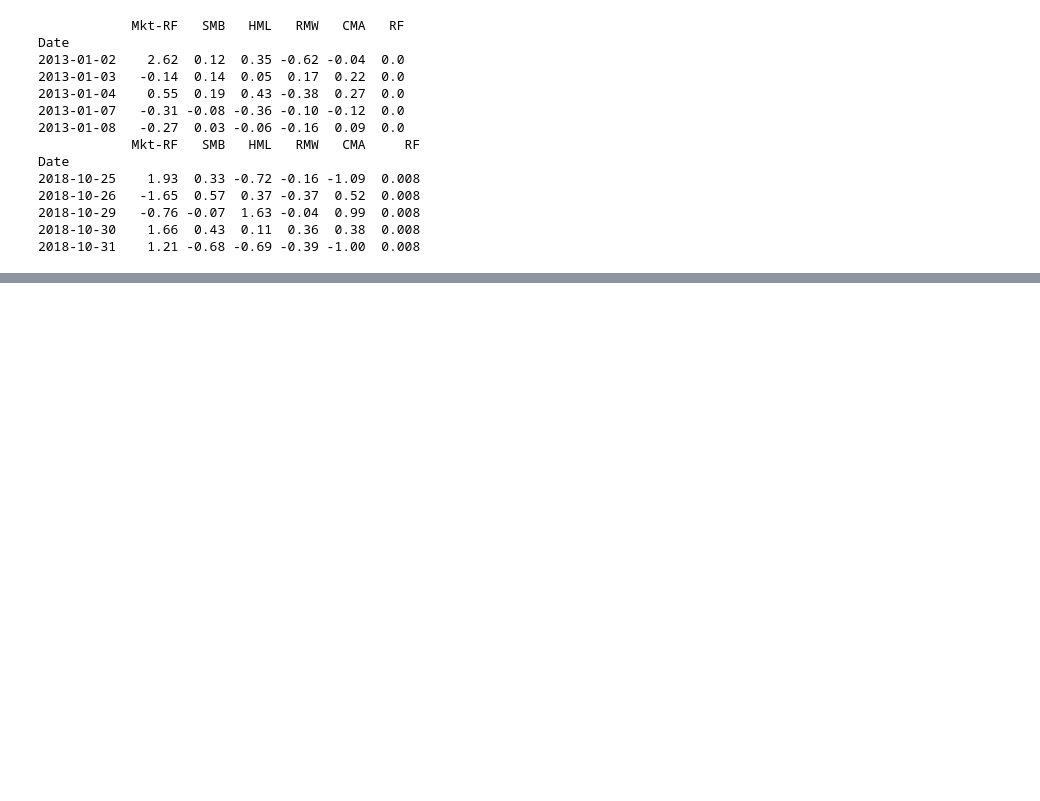
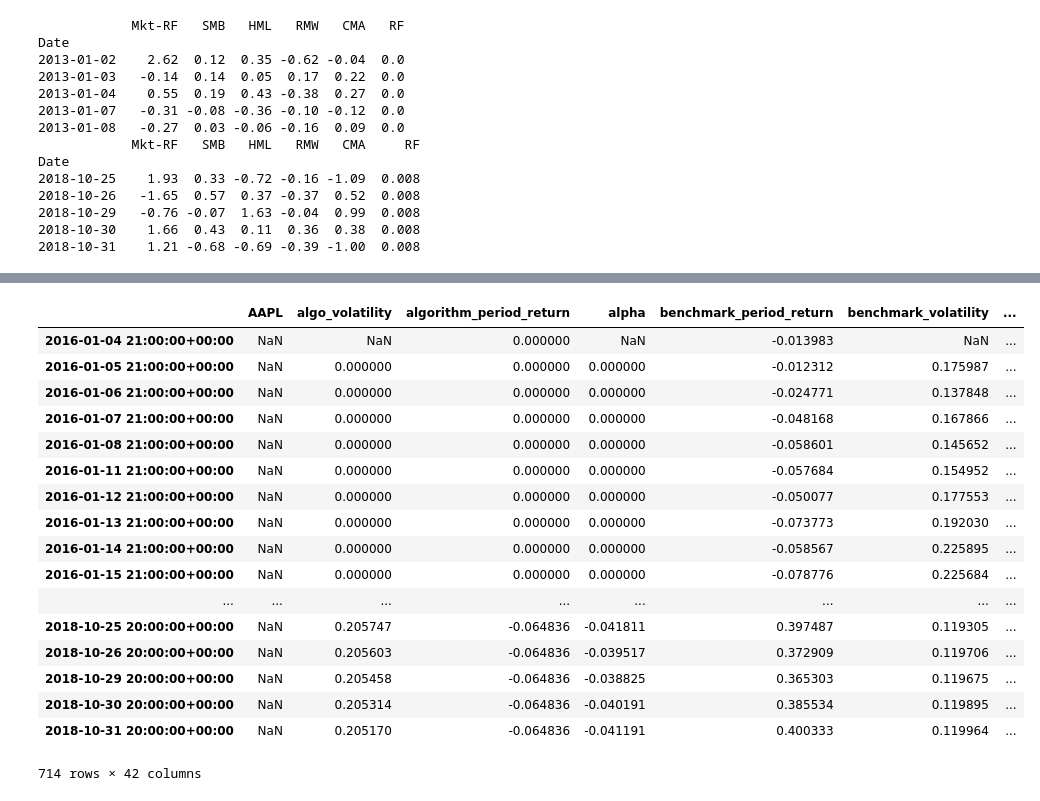
Before and after one commit to jaepil-choi/2018-2_FI_FINALPROJECT, a Jupyter notebook: FinalProject.ipynb, the cells around one changed output, grey strips where cells are left out. Saved outputs shown, nothing was run; the diff lists cells and outputs as text; code cells hidden in the pictures; blank space fills up the shorter version.

```diff
--- a/FinalProject.ipynb
+++ b/FinalProject.ipynb
@@ -86,0 +196,21 @@ Date
+# %%
+alg
+# %% [output]
+|  | AAPL | algo_volatility | algorithm_period_return | alpha | benchmark_period_return | benchmark_volatility | ... |
+| 2016-01-04 21:00:00+00:00 | NaN | NaN | 0.000000 | NaN | -0.013983 | NaN | ... |
+| 2016-01-05 21:00:00+00:00 | NaN | 0.000000 | 0.000000 | 0.000000 | -0.012312 | 0.175987 | ... |
+| 2016-01-06 21:00:00+00:00 | NaN | 0.000000 | 0.000000 | 0.000000 | -0.024771 | 0.137848 | ... |
+| 2016-01-07 21:00:00+00:00 | NaN | 0.000000 | 0.000000 | 0.000000 | -0.048168 | 0.167866 | ... |
+| 2016-01-08 21:00:00+00:00 | NaN | 0.000000 | 0.000000 | 0.000000 | -0.058601 | 0.145652 | ... |
+| 2016-01-11 21:00:00+00:00 | NaN | 0.000000 | 0.000000 | 0.000000 | -0.057684 | 0.154952 | ... |
+| 2016-01-12 21:00:00+00:00 | NaN | 0.000000 | 0.000000 | 0.000000 | -0.050077 | 0.177553 | ... |
+| 2016-01-13 21:00:00+00:00 | NaN | 0.000000 | 0.000000 | 0.000000 | -0.073773 | 0.192030 | ... |
+| 2016-01-14 21:00:00+00:00 | NaN | 0.000000 | 0.000000 | 0.000000 | -0.058567 | 0.225895 | ... |
+| 2016-01-15 21:00:00+00:00 | NaN | 0.000000 | 0.000000 | 0.000000 | -0.078776 | 0.225684 | ... |
+| ... | ... | ... | ... | ... | ... | ... | ... |
+| 2018-10-25 20:00:00+00:00 | NaN | 0.205747 | -0.064836 | -0.041811 | 0.397487 | 0.119305 | ... |
+| 2018-10-26 20:00:00+00:00 | NaN | 0.205603 | -0.064836 | -0.039517 | 0.372909 | 0.119706 | ... |
+| 2018-10-29 20:00:00+00:00 | NaN | 0.205458 | -0.064836 | -0.038825 | 0.365303 | 0.119675 | ... |
+| 2018-10-30 20:00:00+00:00 | NaN | 0.205314 | -0.064836 | -0.040191 | 0.385534 | 0.119895 | ... |
+| 2018-10-31 20:00:00+00:00 | NaN | 0.205170 | -0.064836 | -0.041191 | 0.400333 | 0.119964 | ... |
+714 rows × 42 columns
```
Also changed, not shown: parts of 18 cells of this notebook.
